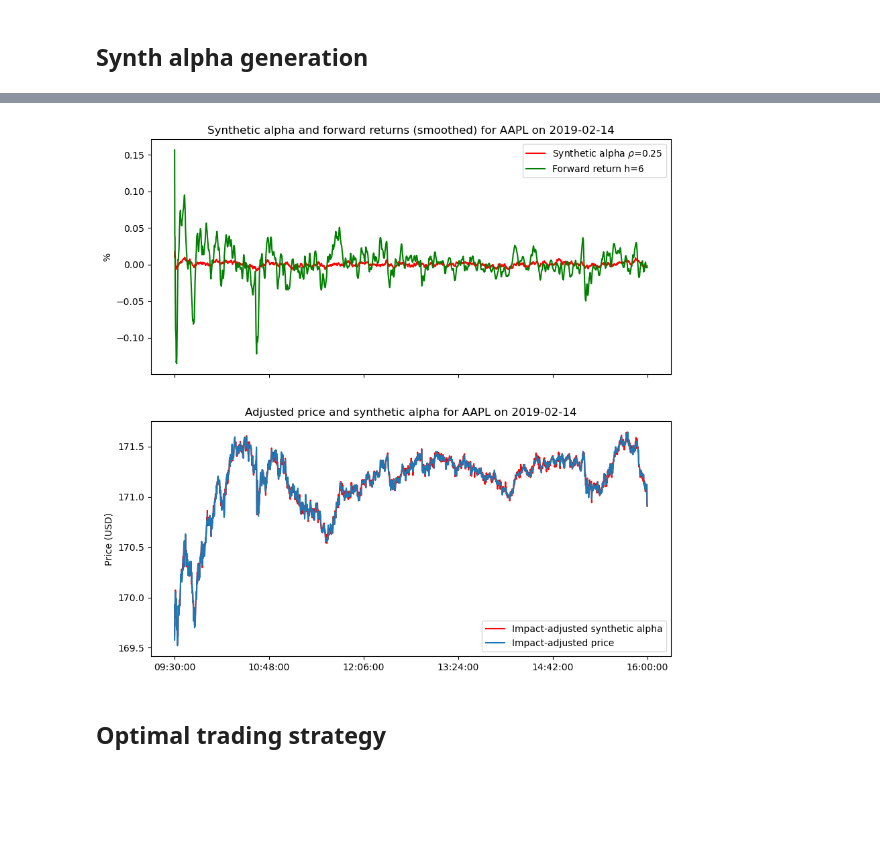
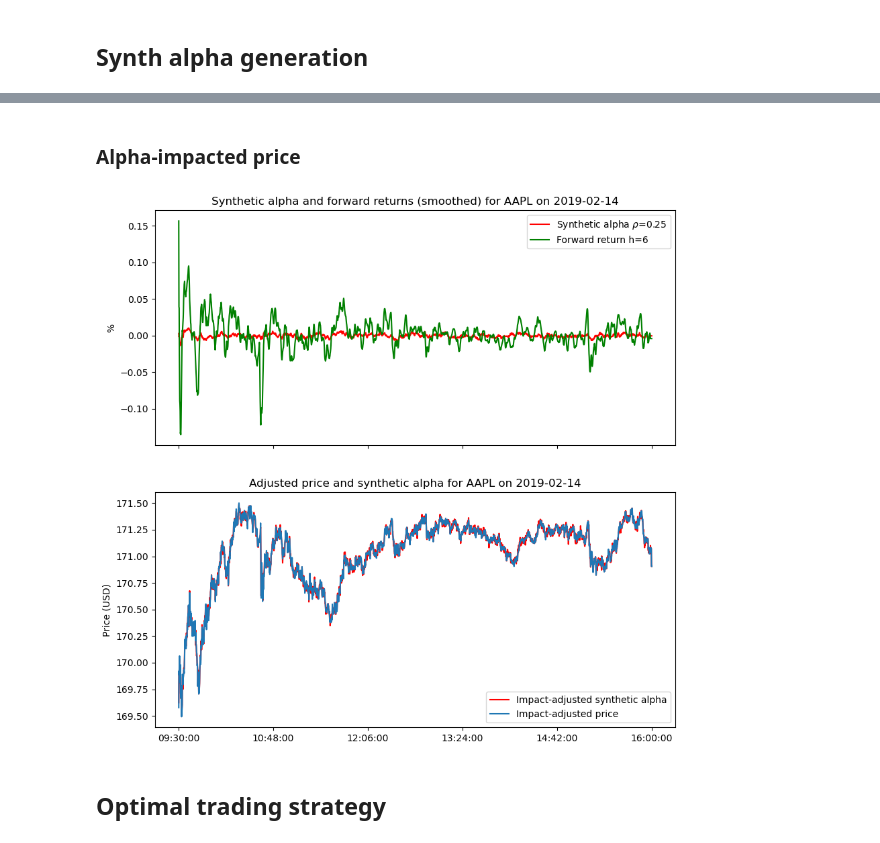
Before and after one commit to Max-Ded/computing-finance, a Jupyter notebook: High-Frequency-Algorithmic-Trading/coursework-notebook.ipynb, the cells around one changed output, grey strips where cells are left out. Drawn from its saved outputs; the diff is of its cells as text; code cells hidden in the pictures; blank space fills up the shorter version.

```diff
--- a/High-Frequency-Algorithmic-Trading/coursework-notebook.ipynb
+++ b/High-Frequency-Algorithmic-Trading/coursework-notebook.ipynb
@@ -230,6 +233,9 @@ plt.show()
 ### Computing average daily volume and volatility
 # %%
 def compute_average_daily_volume_and_vol(bin_sample_data:pd.DataFrame) -> pd.DataFrame :
+    """
+    From the binned data create a data frame indexed stock>date with columns "volume","px_vol" for average daily volume and price volatilty
+    """
     adv_ret = bin_sample_data[["stock", "date", "mid","time"]].pivot(index=["stock", "date"],columns=["time"])["mid"]
     adv_ret = adv_ret.fillna(method="bfill",axis=1).fillna(method="ffill",axis=1)
     adv_ret.iloc[:,:] = (adv_ret.iloc[:,:]-np.roll(adv_ret.iloc[:,:],1,axis=1)) / adv_ret.iloc[:,:]
@@ -861,3 +884,5 @@ plt.show()
+# %% [markdown]
+### Alpha-impacted price
 # %%
 date = "2019-02-14"
 stock = "AAPL"
@@ -871,35 +896,35 @@ synth_alpha = price_impact_model.synthetic_alpha(h=h,rho = rho).loc[stock].loc[d
 forward_return = price_impact_model.get_forward_return(prices = price_impact_model.get_bin_traded_px(),h = h).loc[stock].loc[date]
 
 impact_adjusted_prices = price_impact_model.get_no_impact_prices_df(half_life=DEFAULT_HALF_LIFE,model_type=model_type).loc[stock].loc[date]
 # synth_adjusted_alpha = impact_adjusted_prices* (1+price_impact_model.impact_adjusted_alpha(half_life=DEFAULT_HALF_LIFE,model_type=model_type,h = h,rho = rho).loc[stock].loc[date]).shift(h).fillna(1)
-synth_adjusted_alpha = price_impact_model.impact_adjusted_price_with_synth_alpha(half_life=DEFAULT_HALF_LIFE,model_type=model_type,h = h,rho = rho,smoothed=False).loc[stock].loc[date]
+synth_adjusted_alpha = price_impact_model.impact_adjusted_price_with_synth_alpha(half_life=DEFAULT_HALF_LIFE,model_type=model_type,h = h,rho = rho,smoothing_factor=None).loc[stock].loc[date]
 
 fig,axs = plt.subplots(2,1,figsize = (10,10),sharex=True)
 
 ax = axs[0]
 synth_alpha = pd.Series(synth_alpha).ewm(span = w,adjust=True).mean().dropna()
 forward_return = pd.Series(forward_return).ewm(span = w,adjust=True).mean().dropna()
 
 ax.plot(synth_alpha*100,color="red",label = r"Synthetic alpha $\rho$=" + str(rho))
 ax.plot(forward_return*100,color="green",label=f"Forward return h={h}")
 ax.set_ylabel("%")
 ax.legend()
 
 step = len(ax.get_xticks()) // 5
 ax.set_xticks(ax.get_xticks()[::step])
 
 ax.set_title(f"Synthetic alpha and forward returns (smoothed) for {stock} on {date}")
 
 ax = axs[1]
 
 ax.plot(synth_adjusted_alpha,color = "red", label="Impact-adjusted synthetic alpha")
 ax.plot(impact_adjusted_prices,label="Impact-adjusted price")
 ax.set_ylabel("Price (USD)")
 ax.legend()
 ax.set_title(f"Adjusted price and synthetic alpha for {stock} on {date}")
 plt.show()
 # %% [output]
-[figure, old version]
+[figure, new version]
 # %% [markdown]
 ## Optimal trading strategy
 # %% [markdown]
```
Also changed, not shown: parts of 27 cells of this notebook.
